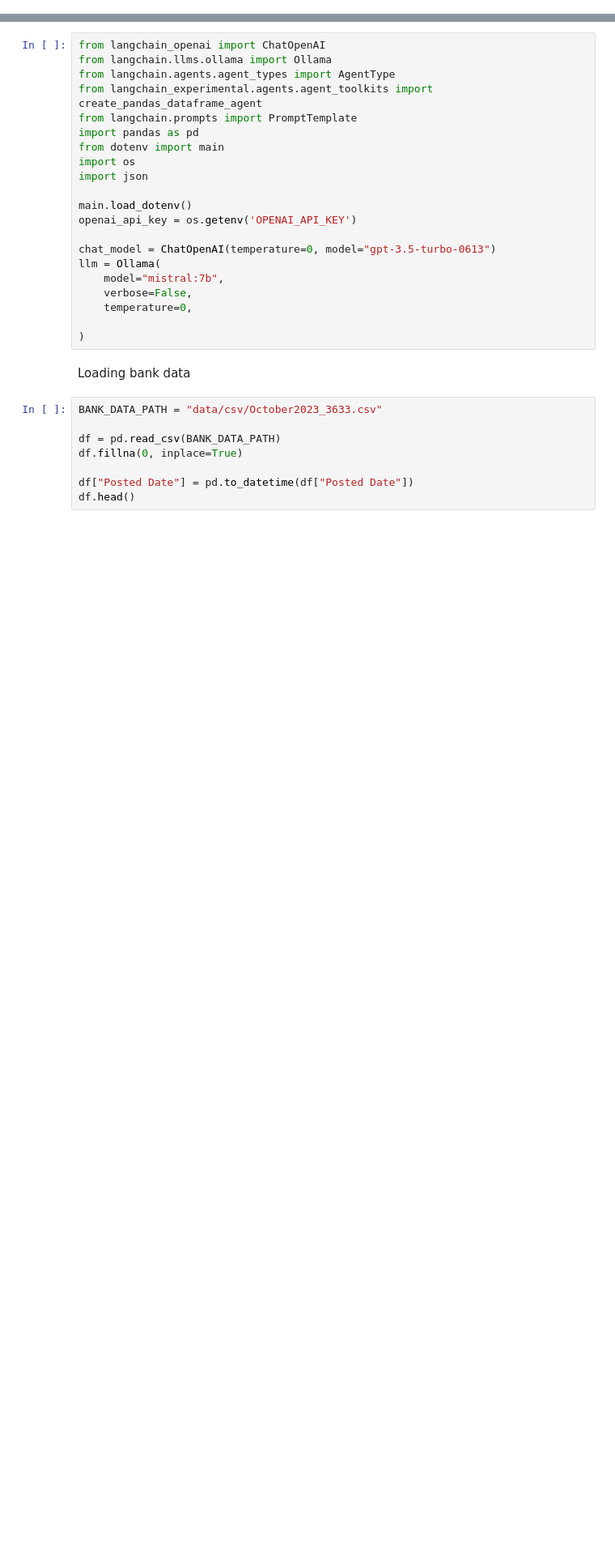
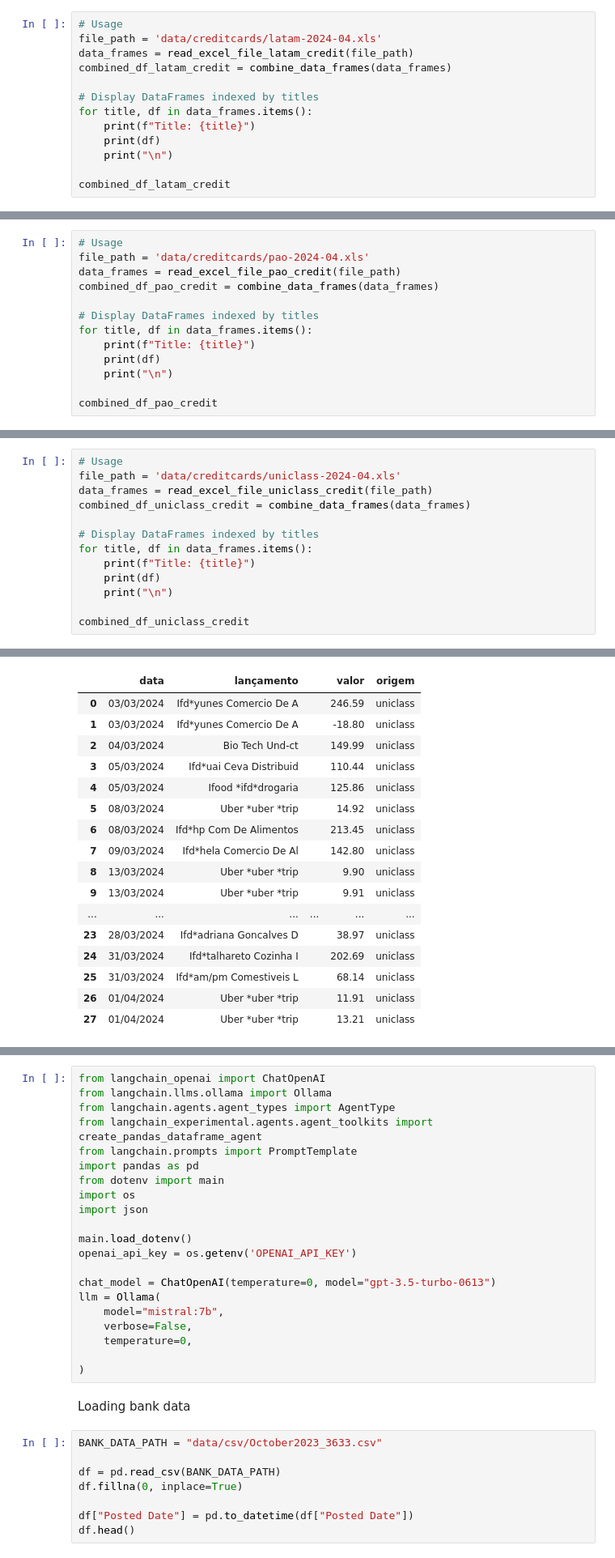
Before and after one commit to john-marcus7/BankStatementETL-main, a Jupyter notebook: credit_card_categorization_test.ipynb, the cells around one changed output, grey strips where cells are left out. Shown at 81% size. Drawn from its saved outputs; the diff is of its cells as text; blank space fills up the shorter version.

```diff
--- a/credit_card_categorization_test.ipynb
+++ b/credit_card_categorization_test.ipynb
@@ -4,0 +229,13 @@ Studies notebook by Lucas Antonio O. Rodrigues, phD.
+# %%
+# Usage
+file_path = 'data/creditcards/latam-2024-04.xls'
+data_frames = read_excel_file_latam_credit(file_path)
+combined_df_latam_credit = combine_data_frames(data_frames)
+
+# Display DataFrames indexed by titles
+for title, df in data_frames.items():
+    print(f"Title: {title}")
+    print(df)
+    print("\n")
+
+combined_df_latam_credit
@@ -4,0 +272,13 @@ Studies notebook by Lucas Antonio O. Rodrigues, phD.
+# %%
+# Usage
+file_path = 'data/creditcards/pao-2024-04.xls'
+data_frames = read_excel_file_pao_credit(file_path)
+combined_df_pao_credit = combine_data_frames(data_frames)
+
+# Display DataFrames indexed by titles
+for title, df in data_frames.items():
+    print(f"Title: {title}")
+    print(df)
+    print("\n")
+
+combined_df_pao_credit
@@ -4,0 +311,14 @@ Studies notebook by Lucas Antonio O. Rodrigues, phD.
+# %%
+# Usage
+file_path = 'data/creditcards/uniclass-2024-04.xls'
+data_frames = read_excel_file_uniclass_credit(file_path)
+combined_df_uniclass_credit = combine_data_frames(data_frames)
+
+# Display DataFrames indexed by titles
+for title, df in data_frames.items():
+    print(f"Title: {title}")
+    print(df)
+    print("\n")
+
+combined_df_uniclass_credit
+# %% [output]
@@ -4,0 +342,17 @@ Studies notebook by Lucas Antonio O. Rodrigues, phD.
+|  | data | lançamento |  | valor | origem |
+| 0 | 03/03/2024 | Ifd*yunes Comercio De A |  | 246.59 | uniclass |
+| 1 | 03/03/2024 | Ifd*yunes Comercio De A |  | -18.80 | uniclass |
+| 2 | 04/03/2024 | Bio Tech Und-ct |  | 149.99 | uniclass |
+| 3 | 05/03/2024 | Ifd*uai Ceva Distribuid |  | 110.44 | uniclass |
+| 4 | 05/03/2024 | Ifood *ifd*drogaria |  | 125.86 | uniclass |
+| 5 | 08/03/2024 | Uber *uber *trip |  | 14.92 | uniclass |
+| 6 | 08/03/2024 | Ifd*hp Com De Alimentos |  | 213.45 | uniclass |
+| 7 | 09/03/2024 | Ifd*hela Comercio De Al |  | 142.80 | uniclass |
+| 8 | 13/03/2024 | Uber *uber *trip |  | 9.90 | uniclass |
+| 9 | 13/03/2024 | Uber *uber *trip |  | 9.91 | uniclass |
+| ... | ... | ... | ... | ... | ... |
+| 23 | 28/03/2024 | Ifd*adriana Goncalves D |  | 38.97 | uniclass |
+| 24 | 31/03/2024 | Ifd*talhareto Cozinha I |  | 202.69 | uniclass |
+| 25 | 31/03/2024 | Ifd*am/pm Comestiveis L |  | 68.14 | uniclass |
+| 26 | 01/04/2024 | Uber *uber *trip |  | 11.91 | uniclass |
+| 27 | 01/04/2024 | Uber *uber *trip |  | 13.21 | uniclass |
```
Also changed, not shown: parts of 14 cells of this notebook, 9 other files.
